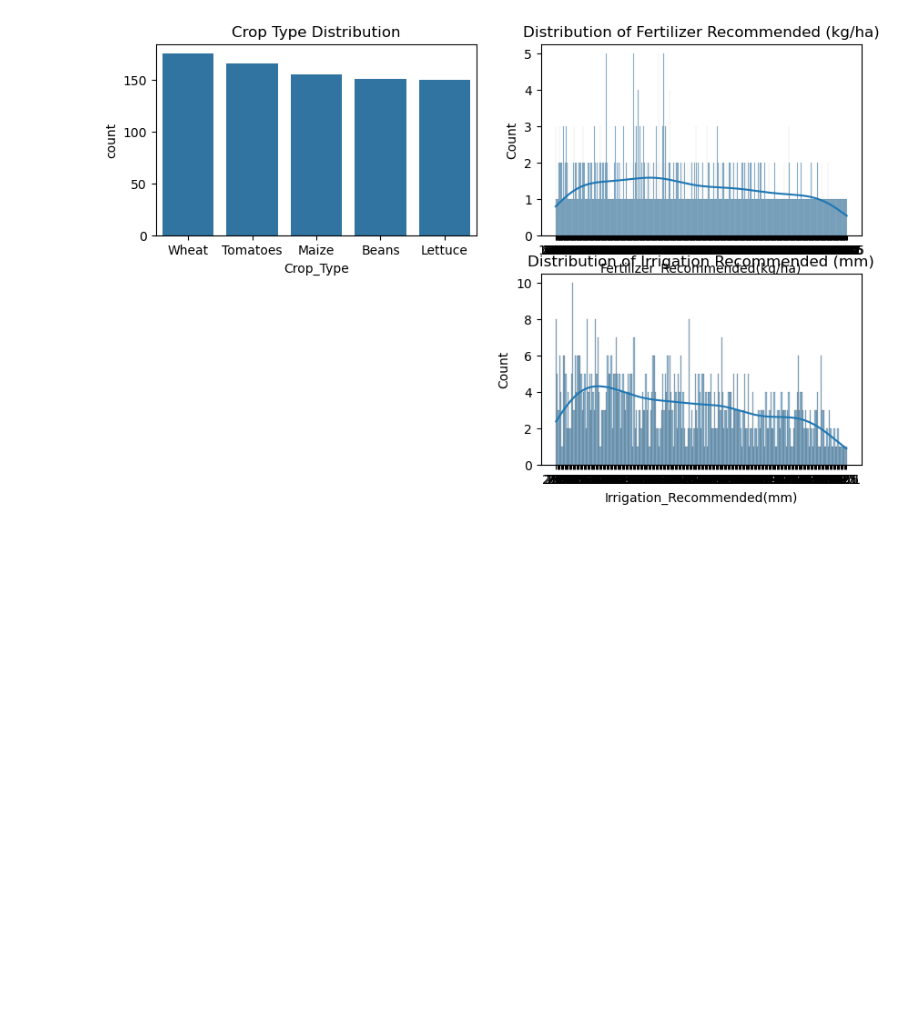
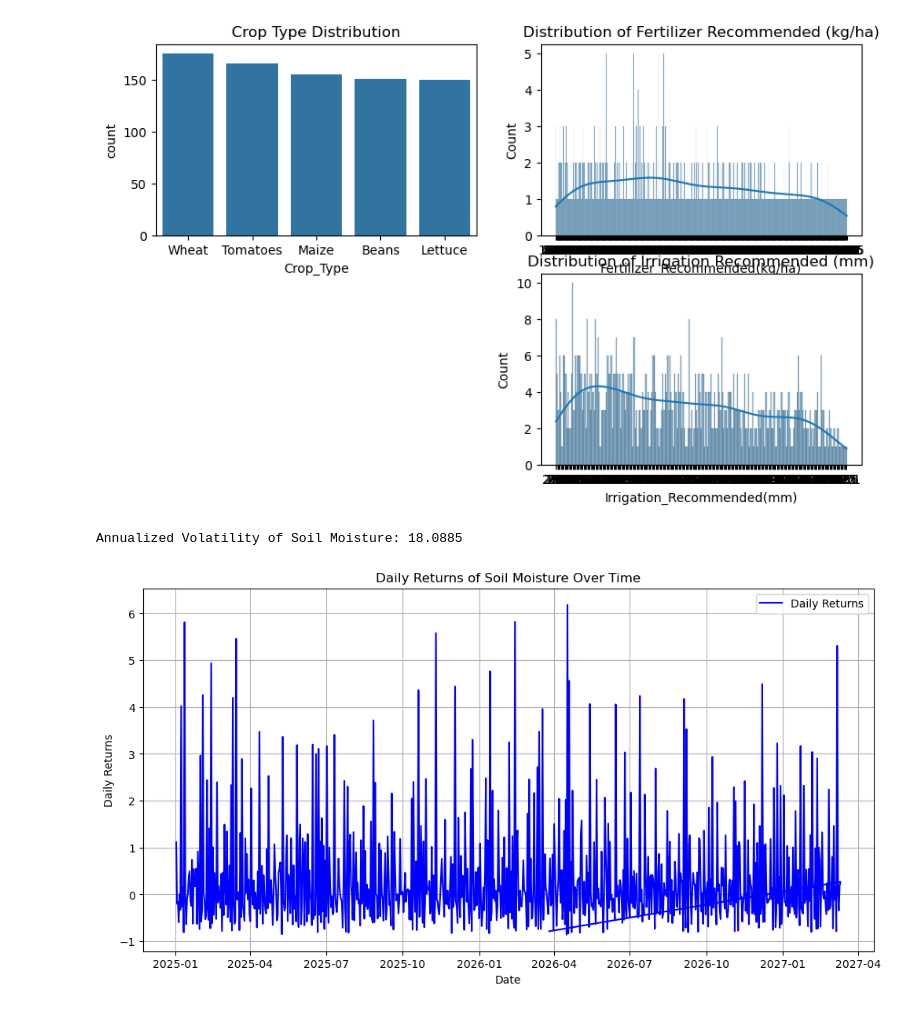
Before and after one commit to Hildah-N/Hildah_Nakaye, a Jupyter notebook: climate prediction.ipynb, the cells around one changed output. Saved outputs shown, nothing was run; the diff lists cells and outputs as text; code cells hidden in the pictures; blank space fills up the shorter version.

```diff
--- a/climate prediction.ipynb
+++ b/climate prediction.ipynb
@@ -215,6 +215,25 @@ plt.title('Distribution of Irrigation Recommended (mm)')
 # %% [output]
 Text(0.5, 1.0, 'Distribution of Irrigation Recommended (mm)')
 [figure]
+# %%
+# Volatility Analysis
+# Calculate daily returns
+df['Daily_Returns'] = df['Soil_Moisture(%)'].pct_change()
+# Calculate volatility (standard deviation of daily returns)
+volatility = df['Daily_Returns'].std() * np.sqrt(252)  # Annualized volatility
+print(f"Annualized Volatility of Soil Moisture: {volatility:.4f}")
+# Plotting volatility over time
+plt.figure(figsize=(12, 6))
+plt.plot(df['Date'], df['Daily_Returns'], label='Daily Returns', color='blue')
+plt.title('Daily Returns of Soil Moisture Over Time')
+plt.xlabel('Date')
+plt.ylabel('Daily Returns')
+plt.legend()
+plt.grid()
+plt.show()
+# %% [output]
+Annualized Volatility of Soil Moisture: 18.0885
+[figure, added]
 # %%
 # 3. Variables influencing fertilizer recommendations
 fertilizer_corrs = corr_matrix['Fertilizer_Recommended(kg/ha)'].sort_values(ascending=False)
```
Also changed, not shown: parts of 5 cells of this notebook.
